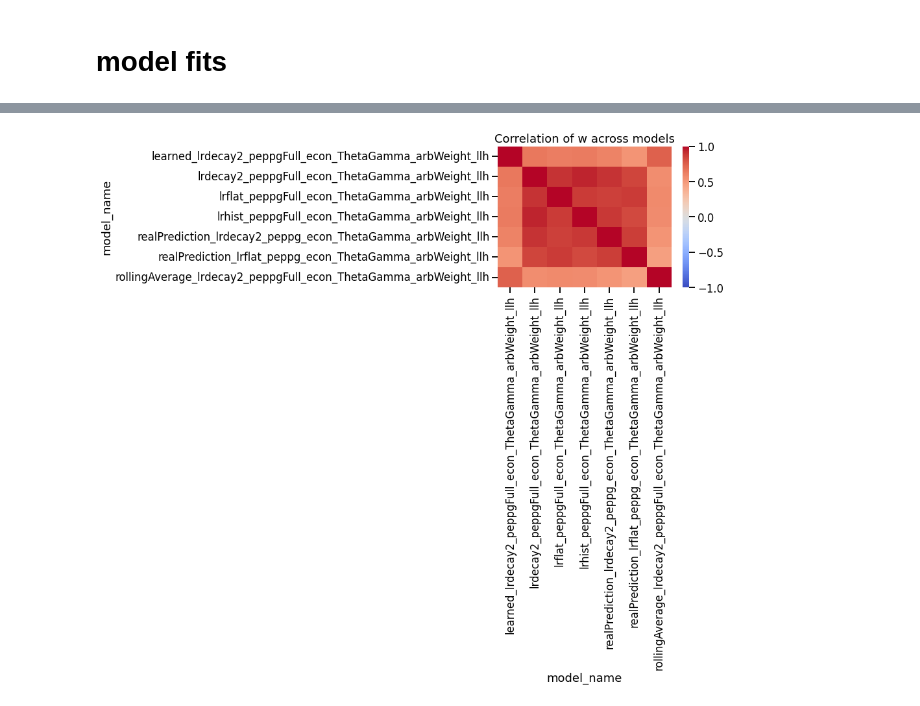
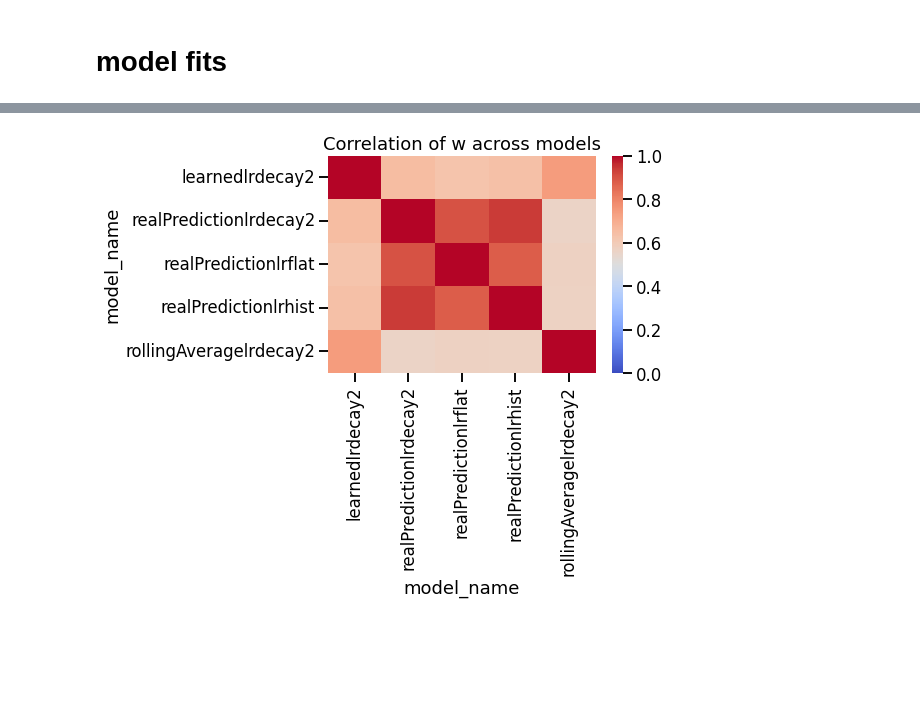
Before and after one commit to gracewndeng99/dyadForaging, a Jupyter notebook: scripts_final/supp_analysis.ipynb, the cells around one changed output, grey strips where cells are left out. Drawn from its saved outputs; the diff is of its cells as text; code cells hidden in the pictures; blank space fills up the shorter version.

```diff
--- a/scripts_final/supp_analysis.ipynb
+++ b/scripts_final/supp_analysis.ipynb
@@ -998,14 +974,14 @@ FileNotFoundError: [Errno 2] No such file or directory: '../model_fits/lrflat_pe
 # %%
-mymodel = "lrhist_peppgFull_econ_ThetaGamma"
-# mymodel2 = "deltaWeightBlame"
-mymodel2 = "arbWeight_llh"
-mname = f"{mymodel}_{mymodel2}"
-mname2 = f"{mymodel}_{mymodel2}"
+# mymodel = "lrhist_peppgFull_econ_ThetaGamma"
+# # mymodel2 = "deltaWeightBlame"
+# mymodel2 = "arbWeight_llh"
+# mname = f"{mymodel}_{mymodel2}"
+# mname2 = f"{mymodel}_{mymodel2}"
 
 
-params_df2 = read_model_df(mname2, '', 'expl')
-params_df2= params_df2.rename({'nll': 'mse'}, axis=1)
-print(np.mean(params_df2['mse']))
+# params_df2 = read_model_df(mname2, '', 'expl')
+# params_df2= params_df2.rename({'nll': 'mse'}, axis=1)
+# print(np.mean(params_df2['mse']))
 
-print(ss.pearsonr(params_df['w'], params_df2['w']))
-print(ss.pearsonr(params_df['alpha'], params_df2['alpha']) )
+# print(ss.pearsonr(params_df['w'], params_df2['w']))
+# print(ss.pearsonr(params_df['alpha'], params_df2['alpha']) )
@@ -1096,7 +1038,7 @@ m1_list = [
         "lrhist_peppgFull_econ_ThetaGamma",
         "lrflat_peppgFull_econ_ThetaGamma",
         ]
-m2_list = ["arbWeight_llh", "updateTheta_llh", "asIfIdv_llh"] #"deltaWeight",
+m2_list = ["arbWeight_llh"] #"deltaWeight",
 
 all_params_df = pd.DataFrame()
 for mymodel in m1_list:
@@ -1105,7 +1047,12 @@ for mymodel in m1_list:
         # try:
         mname = f"{mymodel}_{mymodel2}"
         params_df = read_model_df(mname, '')
-        params_df['model_name'] = mname
+        shorted_name = ''.join(mname.split("_")[0:-5])
+        if shorted_name[:2] == "lr":
+             shorted_name = 'realPrediction' + shorted_name
+        if shorted_name[-1] == "2":
+             shorted_name = shorted_name[:-1]
+        params_df['model_name'] = shorted_name
         # params_df = params_df.rename({'nll':'mse'}, axis=1)
         k = 4 if "asIfIdv" not in mymodel2 else 3
         params_df['bic'] = params_df['nll'].apply(lambda x: mybic(x, k))
@@ -1172,16 +1094,16 @@ plt.xticks(rotation=90)
 # %%
-df_wide = all_params_df[all_params_df['model_name'].str.contains('arbWeight')].pivot(index='subID', columns='model_name', values='w')
+df_wide = all_params_df.pivot(index='subID', columns='model_name', values='w')
 corr_matrix = df_wide.corr()
 # print(corr_matrix)
 
 # get upper triangle (excluding diagonal)
 vals = corr_matrix.values
 mean_corr = vals[np.triu_indices_from(vals, k=1)].mean()
 # print(mean_corr)
 
-sns.heatmap(corr_matrix, annot=False, cmap='coolwarm', vmin=-1, vmax=1)
+sns.heatmap(corr_matrix, annot=False, cmap='coolwarm', vmin=0, vmax=1)
 plt.title("Correlation of w across models")
 plt.show()
 # %% [output]
-[figure, old version]
+[figure, new version]
 # %%
```
Also changed, not shown: parts of 8 cells of this notebook, 17 other files.
